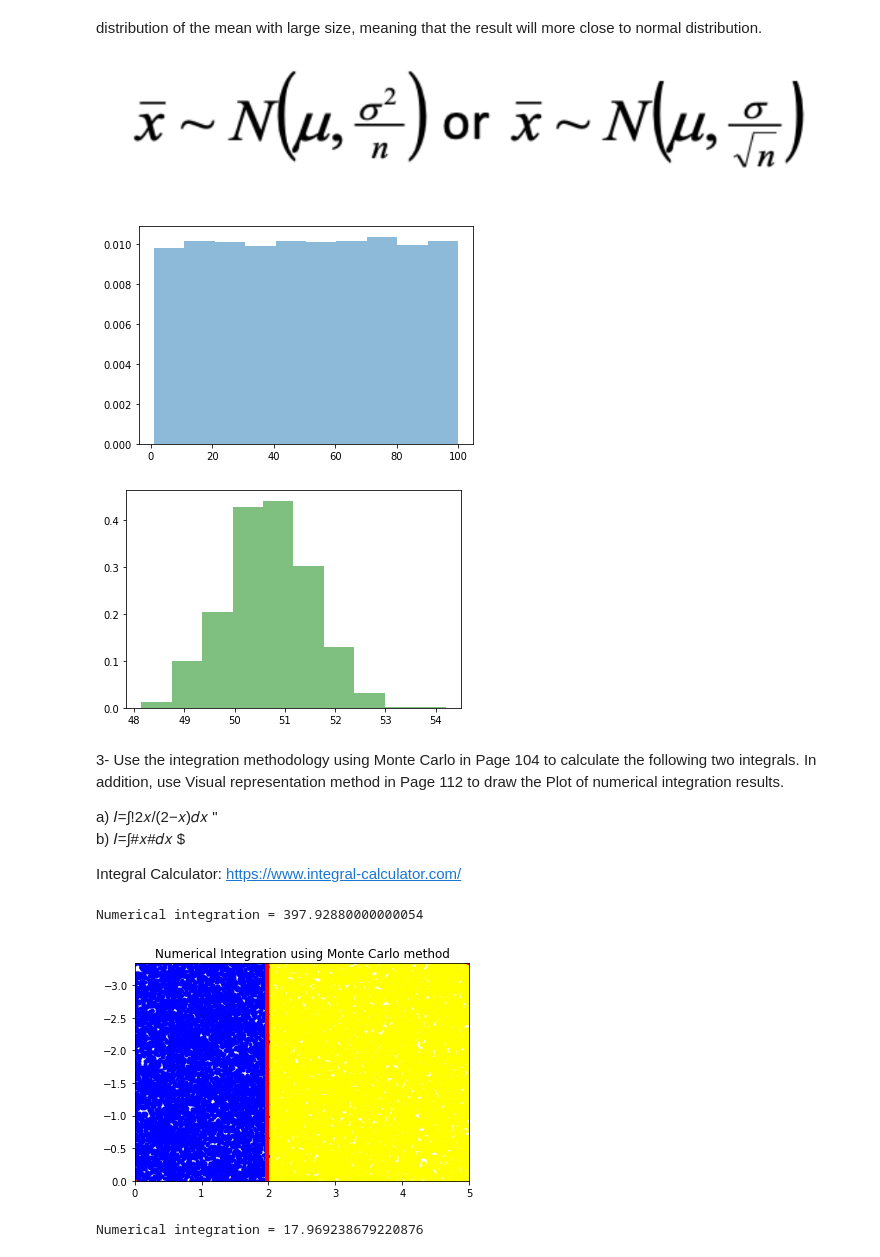
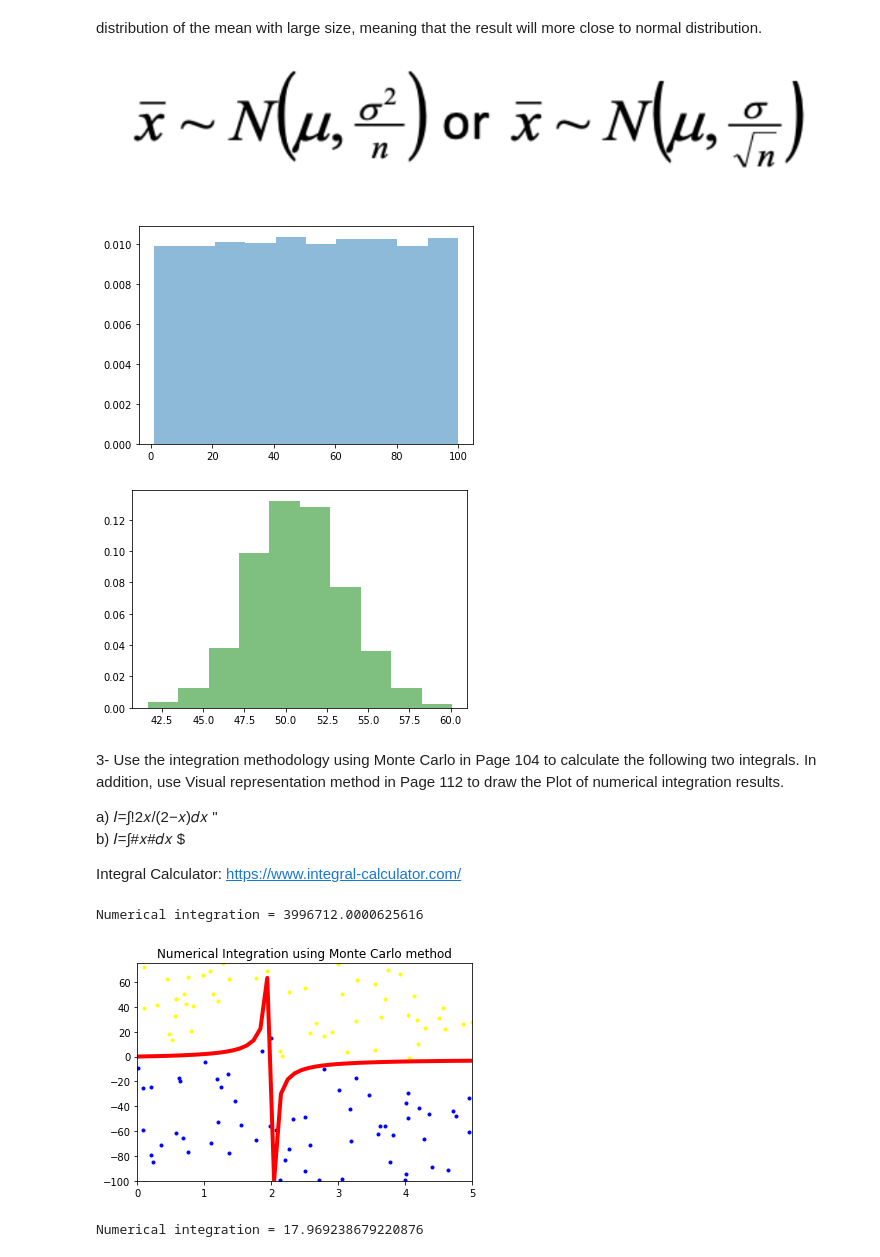
Before and after one commit to twyunting/CSC-632_Intro-to-Simulation-and-Modeling, a Jupyter notebook: homeworks/hw2/CSC-632 HW2_Coding_Yunting Chiu.ipynb, the cells around one changed output. Cells and saved outputs as stored; diff of their text form; code cells hidden in the pictures.

```diff
--- a/homeworks/hw2/CSC-632 HW2_Coding_Yunting Chiu.ipynb
+++ b/homeworks/hw2/CSC-632 HW2_Coding_Yunting Chiu.ipynb
@@ -139,38 +62,0 @@ N = 1000 M = 774 Pi = 3.10
-# %%
-N = 10000 # random numbers that we generated
-M = 0 # the number of points that fall in the circular sector, default is 0
-# create the array to save the vectors that will contain the coordinates of the points
-XCircle=[]  # circle x
-YCircle=[]  # circle y
-XSquare=[]  # square x
-YSquare=[]  # square y
-
-for p in range(N):
-    x=random.uniform(-1, 1) # random number to generate the points between -1 to 1 so we have a half circle
-    y=random.uniform(0, 1)
-    # (x - x0)^2 + (y - y0)^2 = r^2
-    if (x**2 + y**2 <= 1):
-        M += 1 # condition is satisfied, meaning that x and y fall into circle so m add 1
-        XCircle.append(x)
-        YCircle.append(y)
-    else:
-        XSquare.append(x)
-        YSquare.append(y)
-    Pi = (4)*M/N  #calculate the pi
-
-print("N = %d M = %d Pi = %.2f" %(N,M ,Pi))
-
-XLin=np.linspace(-1,1)
-
-YLin=[]
-
-for x in XLin:
-    YLin.append(math.sqrt(1-x**2))
-
-plt.axis('equal')
-plt.grid(which='major')
-plt.plot(XLin , YLin, color='red' , linewidth='4')
-plt.scatter(XCircle, YCircle, color='yellow', marker ='.')
-plt.scatter(XSquare, YSquare, color='blue'  , marker ='.')
-plt.title('Monte Carlo method for Pi estimation')
-plt.show()
@@ -194,7 +77,7 @@ plt.show() # show the histogram
 
 SamplesMeans = []
 for i in range(0,1000):
-    DataExtracted = random.sample(DataPop,k = 1000) # extract 1000 samples from the population without reproducing the values and without changing the input sequence.
+    DataExtracted = random.sample(DataPop,k = 100) # extract 1000 samples from the population without reproducing the values and without changing the input sequence.
     DataExtractedMean = np.mean(DataExtracted) # calculate the sample means
     SamplesMeans.append(DataExtractedMean) # append in a new array
 
@@ -202,8 +85,8 @@ plt.figure()
 plt.hist(SamplesMeans, density = True, histtype='stepfilled', alpha=0.5, color = "green")
 plt.show()
 # %% [output]
-[figure, old version]
+[figure, new version]
-[figure, old version]
+[figure, new version]
 # %% [markdown]
 3- Use the integration methodology using Monte Carlo in Page 104 to calculate the following two integrals. In addition, use Visual representation method in Page 112 to draw the Plot of numerical integration results.
 
@@ -237,36 +120,36 @@ for i in range(NumSteps):
 
 
 # applying in Monte Carlo method
 A = (b - a) * (ymax - ymin)
 N = 1000000 # set the numbers of random pairs we want to generate
 M = 0 # the number of points that fall under the curve that represents f(x)
 for k in range(N):
     x = a + (b - a) * random.random()
     y = ymin + (ymax - ymin) * random.random()
     if y <= f(x):
             M += 1
             XIntegral.append(x)
             YIntegral.append(y)
     else:
             XRectangle.append(x)
             YRectangle.append(y)
 NumericalIntegral = M / N * A
 print("Numerical integration = " + str(NumericalIntegral))
 
 XLin = np.linspace(a,b)
 YLin=[]
 for x in XLin:
     YLin.append(f(x))
 
-plt.axis([0, b, 0, f(b)])
+plt.axis([0, b, -100, 75])  # extending y scale
 plt.plot(XLin,YLin, color="red" , linewidth="4")
 plt.scatter(XIntegral, YIntegral, color="blue", marker =".")
 plt.scatter(XRectangle, YRectangle, color="yellow", marker =".")
 plt.title("Numerical Integration using Monte Carlo method")
 plt.show()
 # %% [output]
-Numerical integration = 397.92880000000054
+Numerical integration = 3996712.0000625616
-[figure, old version]
+[figure, new version]
 # %%
 random.seed(1)
 f = lambda x: pow(x, 3) # using syntax without define a new function
```
Also changed, not shown: parts of 17 cells of this notebook.
